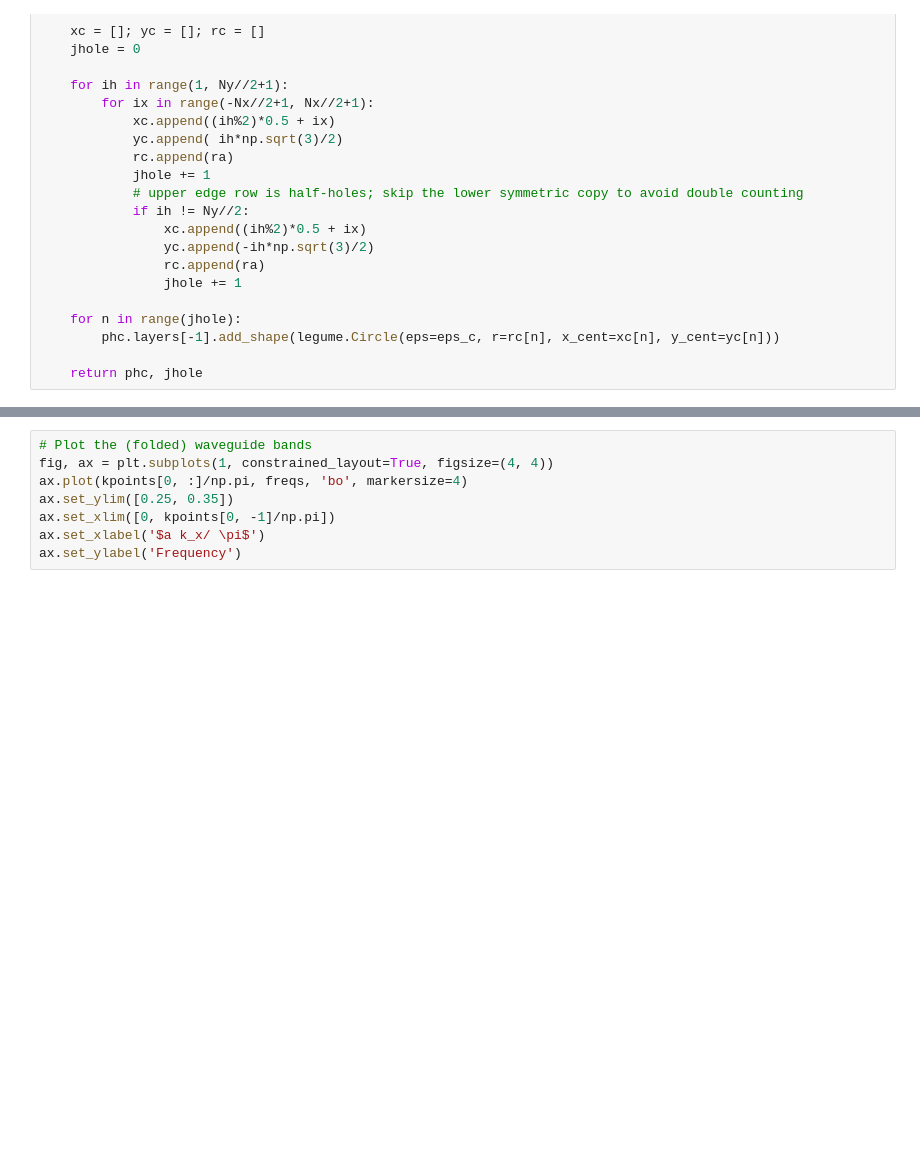
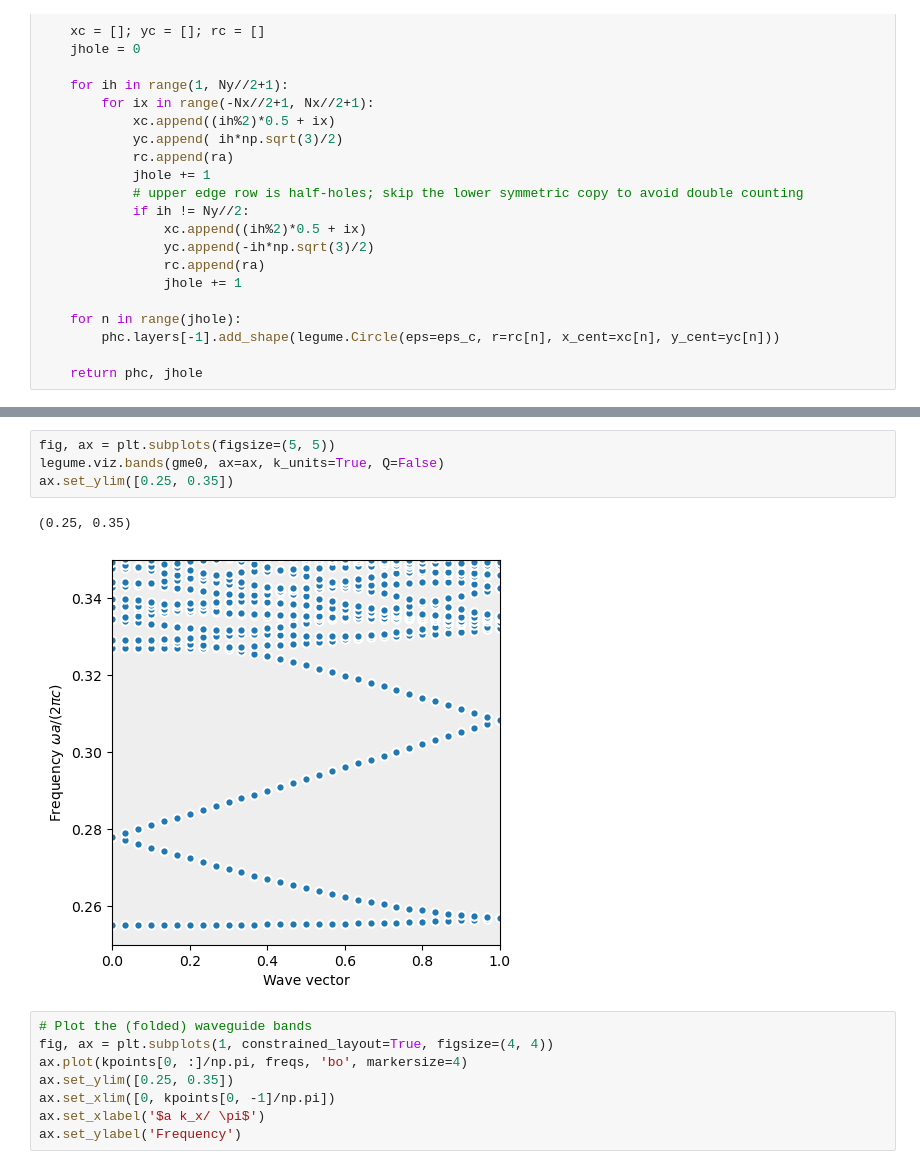
Before and after one commit to Luxchen77/legume-l3-cavity-sim, a Jupyter notebook: legume_PhC_Wg.ipynb, the cells around one changed output, grey strips where cells are left out. Saved outputs shown, nothing was run; the diff lists cells and outputs as text; blank space fills up the shorter version.

```diff
--- a/legume_PhC_Wg.ipynb
+++ b/legume_PhC_Wg.ipynb
@@ -124,5 +124,12 @@ print(freqs.shape)
 Skipping imaginary part computation, use run_im() to run it, or compute_rad() to compute the radiative rates of selected eigenmodes
 (31, 50)
+# %%
+fig, ax = plt.subplots(figsize=(5, 5))
+legume.viz.bands(gme0, ax=ax, k_units=True, Q=False)
+ax.set_ylim([0.25, 0.35])
+# %% [output]
+(0.25, 0.35)
+[figure, added]
 # %%
 # Plot the (folded) waveguide bands
 fig, ax = plt.subplots(1, constrained_layout=True, figsize=(4, 4))
```
Also changed, not shown: parts of 5 cells of this notebook, 1 other file.
